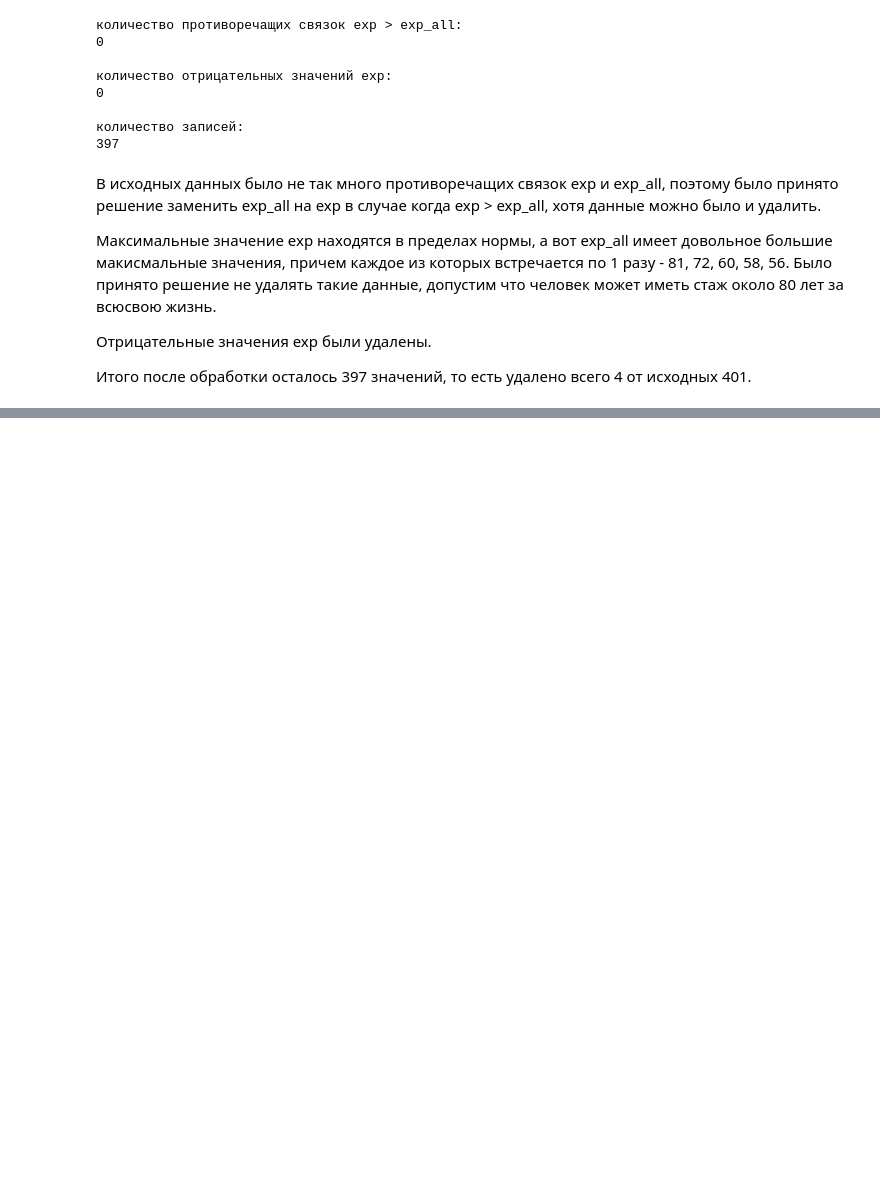
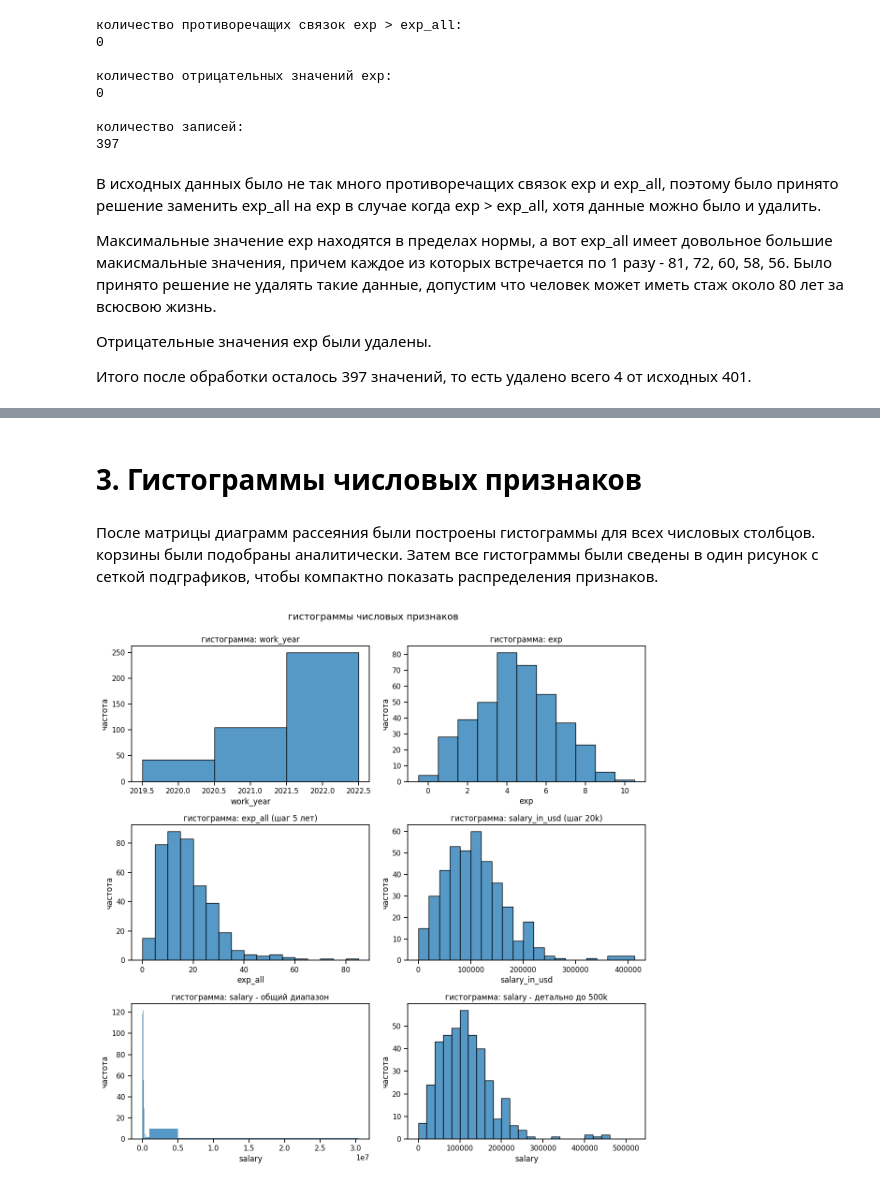
Before and after one commit to cocahonka/suai-data-science-labs, a Jupyter notebook: lab2/ЛР2_Мясников_7.ipynb, the cells around one changed output, grey strips where cells are left out. Cells and saved outputs as stored; diff of their text form; code cells hidden in the pictures; blank space fills up the shorter version.

```diff
--- a/lab2/ЛР2_Мясников_7.ipynb
+++ b/lab2/ЛР2_Мясников_7.ipynb
@@ -347,0 +417,67 @@ print(df.shape[0])
+# %% [markdown]
+# 3. Гистограммы числовых признаков
+# %% [markdown]
+После матрицы диаграмм рассеяния были построены гистограммы для всех числовых столбцов. корзины были подобраны аналитически.
+Затем все гистограммы были сведены в один рисунок с сеткой подграфиков, чтобы компактно показать распределения признаков.
+# %%
+# подготовка границ корзин
+
+# exp_all: будет применяться шаг 5 лет
+# np.arange(a, b, step) - создаст последовательность границ с шагом step, правая граница b не будет включена
+exp_all_bins = np.arange(0, 86, 5)  # 0-5, 5-10, ..., 80-85
+
+# salary_in_usd: будет задаваться шаг 20k + хвост до максимума
+usd_max = int(df['salary_in_usd'].max())
+usd_edges = list(range(0, 360_001, 20_000)) + [usd_max + 1]  # 0..360k и финальная корзина до max
+
+# salary: будет строиться общий вид по всему диапазону и детальный вид до 500k
+sal_max = int(df['salary'].max())
+sal_edges_full = [0, 50_000, 100_000, 150_000, 200_000, 300_000, 400_000, 500_000,
+                  1_000_000, 5_000_000, 10_000_000, 20_000_000, sal_max + 1]
+sal_edges_zoom = list(range(0, 520_001, 20_000))  # 0..520k с шагом 20k
+
+# единый рисунок со всеми гистограммами
+fig, axes = plt.subplots(3, 2, figsize=(12, 12))
+axes = axes.ravel()
+
+# work_year - дискретные годы: будет использоваться дискретная отрисовка по уникальным значениям
+sb.histplot(data=df, x='work_year', discrete=True, ax=axes[0])
+axes[0].set_title('гистограмма: work_year')
+axes[0].set_xlabel('work_year')
+axes[0].set_ylabel('частота')
+
+# exp - целые 0..10: будет использоваться дискретная отрисовка по значениям
+sb.histplot(data=df, x='exp', discrete=True, ax=axes[1])
+axes[1].set_title('гистограмма: exp')
+axes[1].set_xlabel('exp')
+axes[1].set_ylabel('частота')
+
+# exp_all - стаж 1..81: будет применяться шаг 5 лет
+sb.histplot(data=df, x='exp_all', bins=exp_all_bins, ax=axes[2])
+axes[2].set_title('гистограмма: exp_all (шаг 5 лет)')
+axes[2].set_xlabel('exp_all')
+axes[2].set_ylabel('частота')
+
+# salary_in_usd - основной диапазон до ~300k: будет задаваться шаг 20k + хвост до максимума
+sb.histplot(data=df, x='salary_in_usd', bins=usd_edges, ax=axes[3])
+axes[3].set_title('гистограмма: salary_in_usd (шаг 20k)')
+axes[3].set_xlabel('salary_in_usd')
+axes[3].set_ylabel('частота')
+
+# salary - общий диапазон: будет использоваться крупная сетка корзин
+sb.histplot(data=df, x='salary', bins=sal_edges_full, ax=axes[4])
+axes[4].set_title('гистограмма: salary - общий диапазон')
+axes[4].set_xlabel('salary')
+axes[4].set_ylabel('частота')
+
+# salary - детально до 500k: будет использоваться шаг 20k для плотной зоны
+sb.histplot(data=df[df['salary'] <= 520_000], x='salary', bins=sal_edges_zoom, ax=axes[5])
+axes[5].set_title('гистограмма: salary - детально до 500k')
+axes[5].set_xlabel('salary')
+axes[5].set_ylabel('частота')
+
+fig.suptitle('гистограммы числовых признаков', y=0.995)
+plt.tight_layout()
+plt.show()
+# %% [output]
+[figure, added]
```
Also changed, not shown: parts of 52 cells of this notebook.
